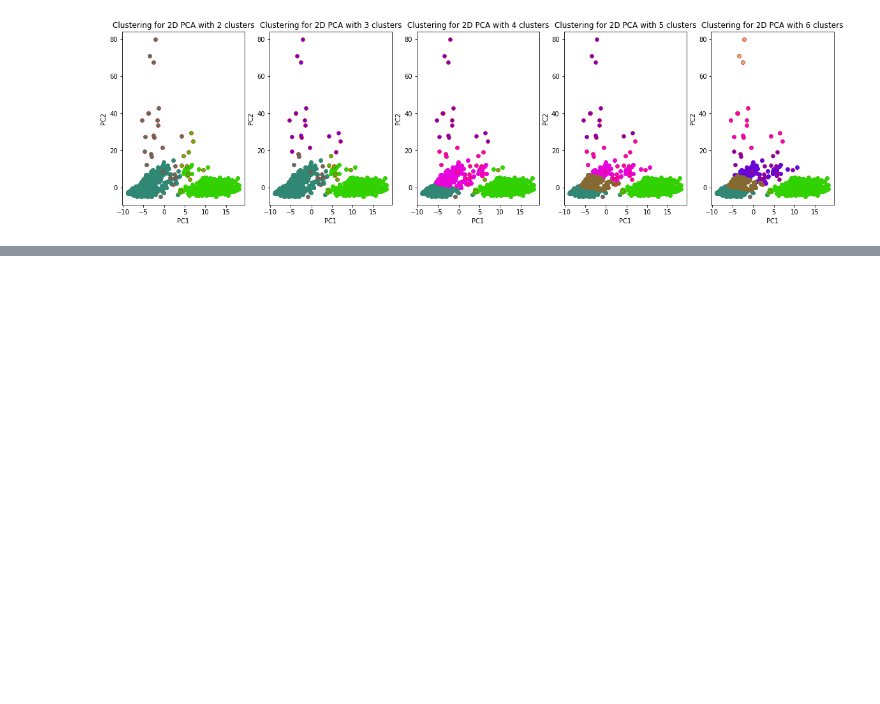
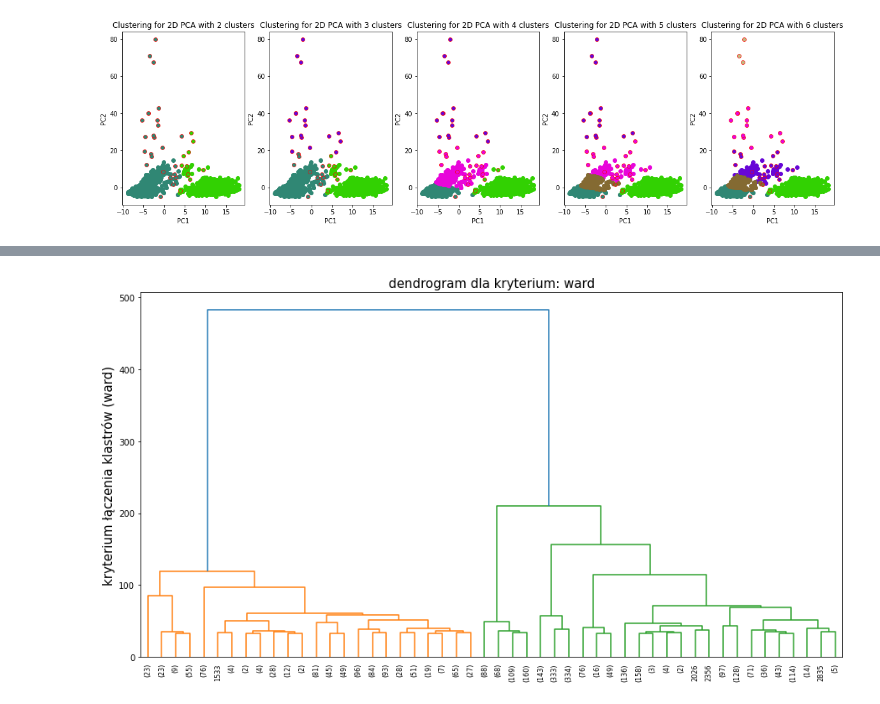
Before and after one commit to melehean/CTC-Detection, a Jupyter notebook: visualization.ipynb, the cells around one changed output, grey strips where cells are left out. Saved outputs shown, nothing was run; the diff lists cells and outputs as text; code cells hidden in the pictures; blank space fills up the shorter version.

Commit message:
dendrogram

```diff
--- a/visualization.ipynb
+++ b/visualization.ipynb
@@ -110,0 +127,13 @@ k_means_object.display_2d_pca_clustering(scaled_train_data, [2,3,4,5,6])
+# %%
+def rysuj(data, linkage_method, p):
+
+    plt.figure(figsize=(15,8))
+    dendro = sch.dendrogram(sch.linkage(data, method=linkage_method), truncate_mode='lastp', p=p)
+    plt.ylabel(f'kryterium łączenia klastrów ({linkage_method})',fontsize=15)
+    plt.title(f'dendrogram dla kryterium: {linkage_method}',fontsize=15)
+    plt.show
+# %%
+# dla surowych danych
+rysuj(train_data, 'ward', 50)
+# %% [output]
+[figure, added]
```
Also changed, not shown: parts of 4 cells of this notebook.
